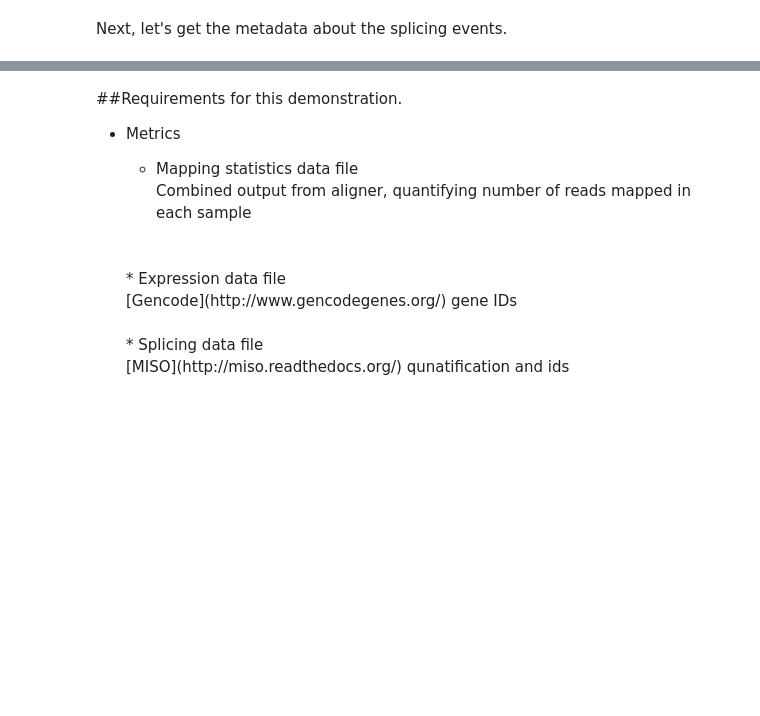
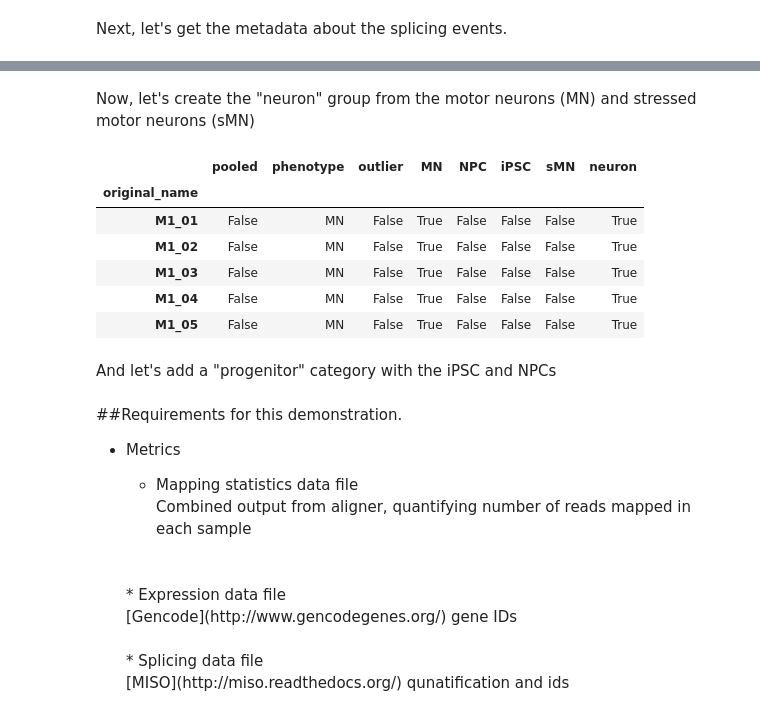
Before and after one commit to YeoLab/flotilla, a Jupyter notebook: examples/advanced_study_making.ipynb, the cells around one changed output, grey strips where cells are left out. Drawn from its saved outputs; the diff is of its cells as text; code cells hidden in the pictures; blank space fills up the shorter version.

```diff
--- a/examples/advanced_study_making.ipynb
+++ b/examples/advanced_study_making.ipynb
@@ -109,0 +125,5 @@ AttributeError: 'NoneType' object has no attribute '_subset'
+# %%
+for phenotype, df in metadata.groupby('phenotype'):
+    metadata[phenotype] = False
+    metadata.ix[df.index, phenotype] = True
+metadata.head()
@@ -110,3 +138,18 @@ AttributeError: 'NoneType' object has no attribute '_subset'
+# %% [markdown]
+Now, let's create the "neuron" group from the motor neurons (MN) and stressed motor neurons (sMN)
+# %%
+metadata['neuron'] = metadata.MN | metadata.sMN
+metadata.head()
+# %% [output]
+|  | pooled | phenotype | outlier | MN | NPC | iPSC | sMN | neuron |
+| original_name |  |  |  |  |  |  |  |  |
+| M1_01 | False | MN | False | True | False | False | False | True |
+| M1_02 | False | MN | False | True | False | False | False | True |
+| M1_03 | False | MN | False | True | False | False | False | True |
+| M1_04 | False | MN | False | True | False | False | False | True |
+| M1_05 | False | MN | False | True | False | False | False | True |
+# %% [markdown]
+And let's add a "progenitor" category with the iPSC and NPCs
 # %% [markdown]
 ##Requirements for this demonstration.
 <br>
```
Also changed, not shown: parts of 6 cells of this notebook.
